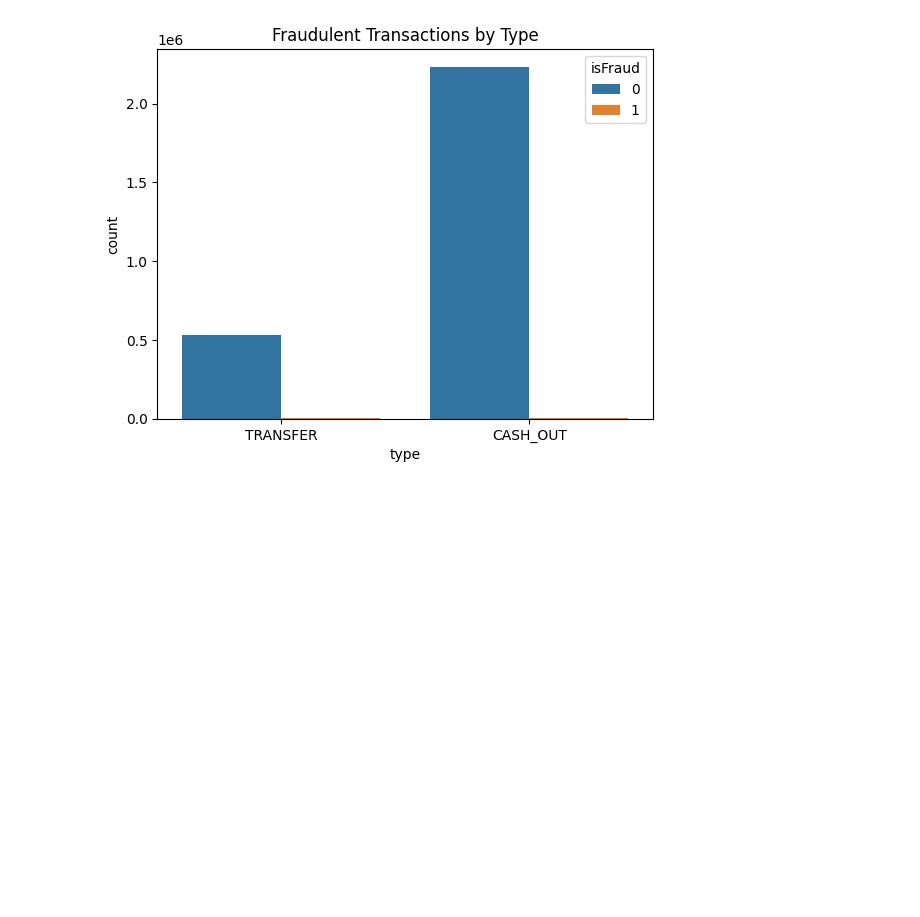
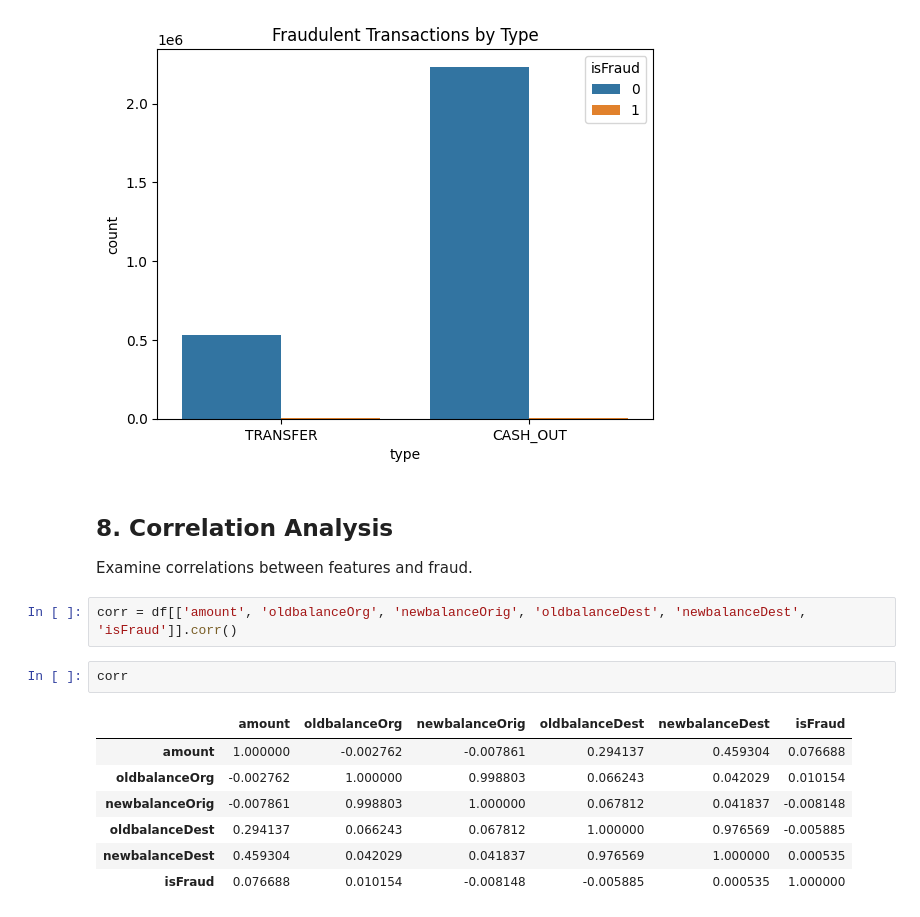
Before and after one commit to 0sinach1/fraud-detection-project, a Jupyter notebook: notebook.ipynb, the cells around one changed output. Saved outputs shown, nothing was run; the diff lists cells and outputs as text; blank space fills up the shorter version.

Commit message:
correlation analysis

```diff
--- a/notebook.ipynb
+++ b/notebook.ipynb
@@ -182,3 +182,18 @@ plt.title('Fraudulent Transactions by Type')
 plt.show()
 # %% [output]
 [figure]
+# %% [markdown]
+## 8. Correlation Analysis
+Examine correlations between features and fraud.
+# %%
+corr = df[['amount', 'oldbalanceOrg', 'newbalanceOrig', 'oldbalanceDest', 'newbalanceDest', 'isFraud']].corr()
+# %%
+corr
+# %% [output]
+|  | amount | oldbalanceOrg | newbalanceOrig | oldbalanceDest | newbalanceDest | isFraud |
+| amount | 1.000000 | -0.002762 | -0.007861 | 0.294137 | 0.459304 | 0.076688 |
+| oldbalanceOrg | -0.002762 | 1.000000 | 0.998803 | 0.066243 | 0.042029 | 0.010154 |
+| newbalanceOrig | -0.007861 | 0.998803 | 1.000000 | 0.067812 | 0.041837 | -0.008148 |
+| oldbalanceDest | 0.294137 | 0.066243 | 0.067812 | 1.000000 | 0.976569 | -0.005885 |
+| newbalanceDest | 0.459304 | 0.042029 | 0.041837 | 0.976569 | 1.000000 | 0.000535 |
+| isFraud | 0.076688 | 0.010154 | -0.008148 | -0.005885 | 0.000535 | 1.000000 |
```
Also changed, not shown: parts of 1 cell of this notebook.
